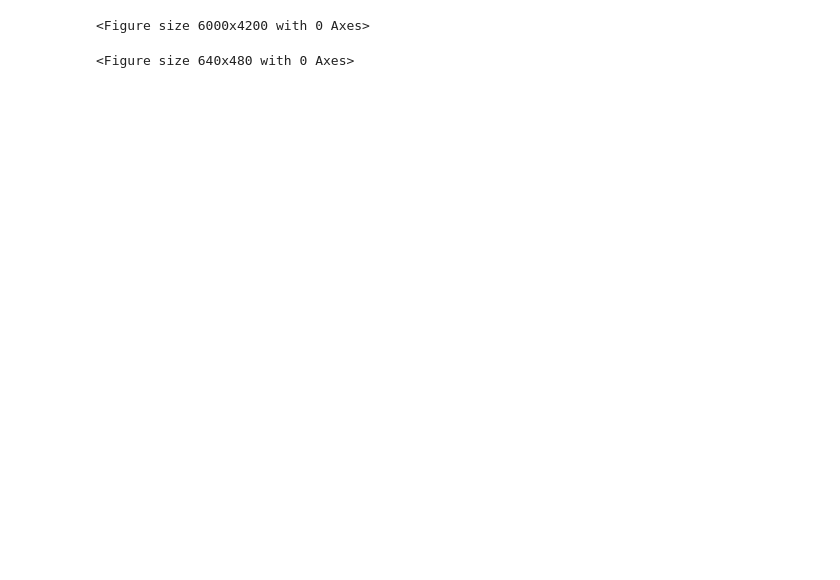
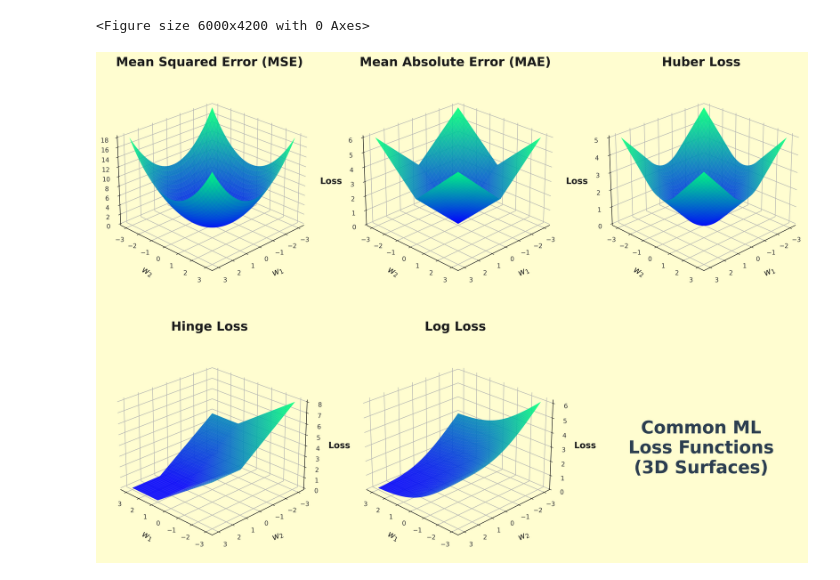
Before and after one commit to vicradon/ml-workspace, a Jupyter notebook: matplotlibstuff/loss-functions-plot.ipynb, the cells around one changed output. Cells and saved outputs as stored; diff of their text form; code cells hidden in the pictures; blank space fills up the shorter version.

```diff
--- a/matplotlibstuff/loss-functions-plot.ipynb
+++ b/matplotlibstuff/loss-functions-plot.ipynb
@@ -65,14 +65,15 @@ for i, (name, Z) in enumerate(losses, 1):
 # %%
 # Create the Infographic Header in the final empty slot
 ax_text = fig.add_subplot(2, 3, 6)
 ax_text.axis('off')
 ax_text.text(0.5, 0.5, "Common ML\nLoss Functions\n(3D Surfaces)",
              horizontalalignment='center', verticalalignment='center',
              fontsize=28, fontweight='extra bold', color='#2c3e50')
 
 # plt.tight_layout(pad=4.0)
-plt.savefig('plots/loss_functions_high_res.png', facecolor=fig.get_facecolor(), bbox_inches='tight')
+fig.savefig('plots/loss_functions_high_res.png', facecolor=fig.get_facecolor(), bbox_inches='tight')
 
 plt.show()
+fig
 # %% [output]
-<Figure size 640x480 with 0 Axes>
+[figure, added]
```
Also changed, not shown: 2 other files.
